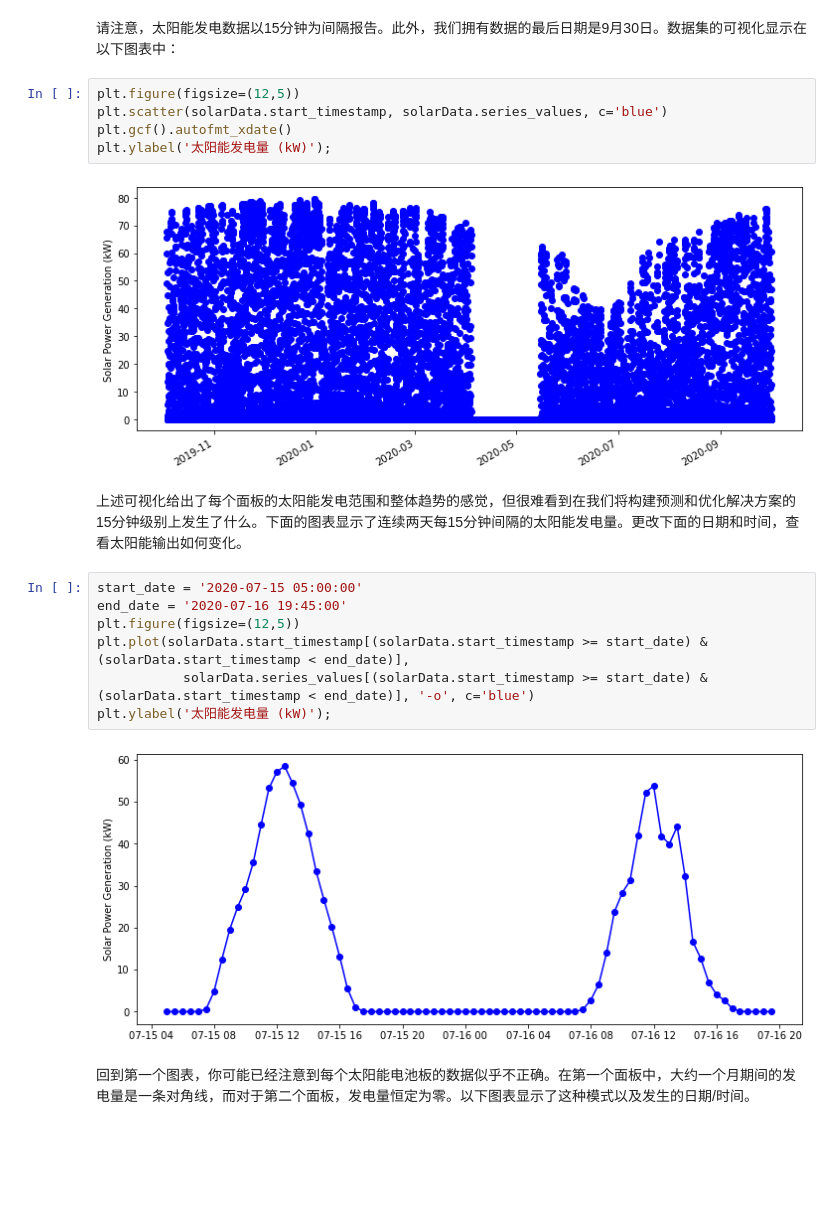
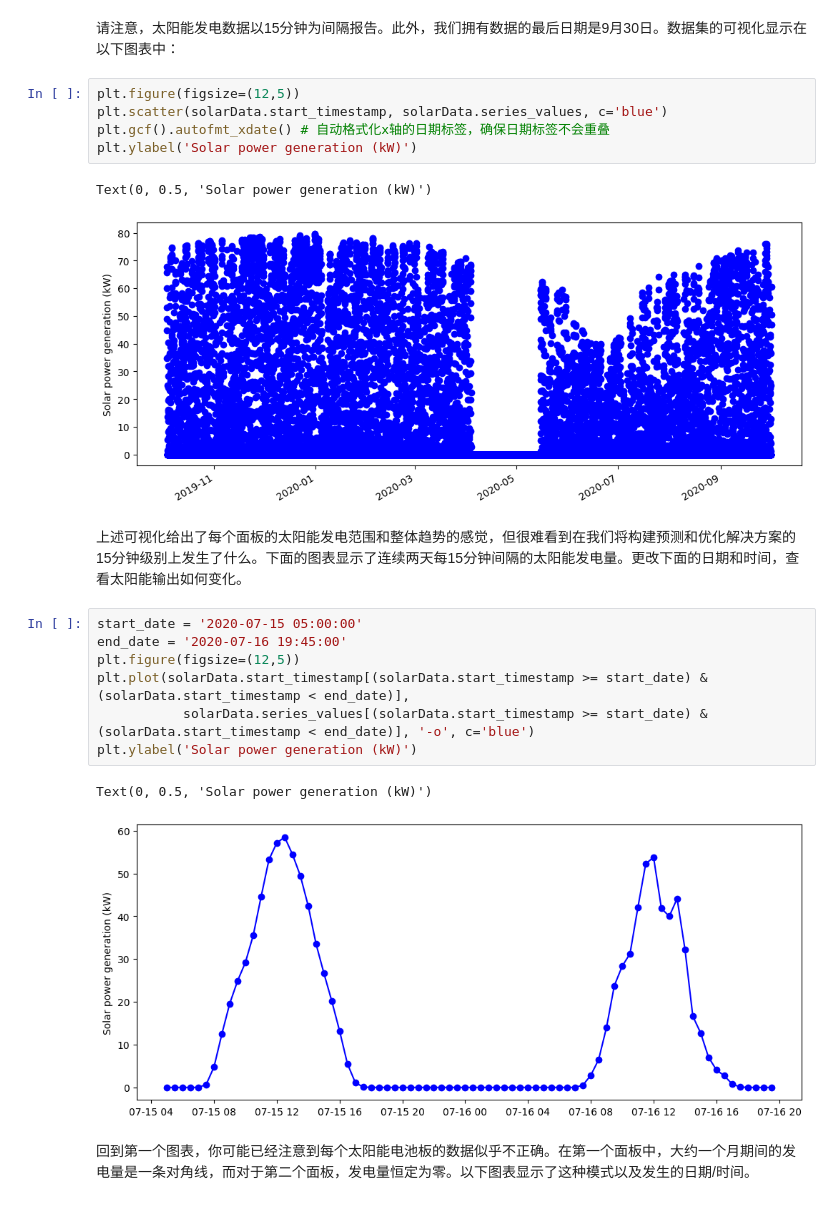
Before and after one commit to jianhuizhu01/gurobi-modeling-examples-cn, a Jupyter notebook: Introductory Examples/optimization101/Modeling_Session_2/energy_storage_ML.ipynb, the cells around one changed output. Saved outputs shown, nothing was run; the diff lists cells and outputs as text; blank space fills up the shorter version.

```diff
--- a/Introductory Examples/optimization101/Modeling_Session_2/energy_storage_ML.ipynb
+++ b/Introductory Examples/optimization101/Modeling_Session_2/energy_storage_ML.ipynb
@@ -80,21 +80,23 @@ solarData['start_timestamp'] += pd.to_timedelta(10, unit='h')
 # %%
 plt.figure(figsize=(12,5))
 plt.scatter(solarData.start_timestamp, solarData.series_values, c='blue')
-plt.gcf().autofmt_xdate()
-plt.ylabel('太阳能发电量 (kW)');
+plt.gcf().autofmt_xdate() # 自动格式化x轴的日期标签，确保日期标签不会重叠
+plt.ylabel('Solar power generation (kW)')
 # %% [output]
+Text(0, 0.5, 'Solar power generation (kW)')
-[figure, old version]
+[figure, new version]
 # %% [markdown]
 上述可视化给出了每个面板的太阳能发电范围和整体趋势的感觉，但很难看到在我们将构建预测和优化解决方案的15分钟级别上发生了什么。下面的图表显示了连续两天每15分钟间隔的太阳能发电量。更改下面的日期和时间，查看太阳能输出如何变化。
 # %%
 start_date = '2020-07-15 05:00:00'
 end_date = '2020-07-16 19:45:00'
 plt.figure(figsize=(12,5))
 plt.plot(solarData.start_timestamp[(solarData.start_timestamp >= start_date) & (solarData.start_timestamp < end_date)],
            solarData.series_values[(solarData.start_timestamp >= start_date) & (solarData.start_timestamp < end_date)], '-o', c='blue')
-plt.ylabel('太阳能发电量 (kW)');
+plt.ylabel('Solar power generation (kW)')
 # %% [output]
+Text(0, 0.5, 'Solar power generation (kW)')
-[figure, old version]
+[figure, new version]
 # %% [markdown]
 回到第一个图表，你可能已经注意到每个太阳能电池板的数据似乎不正确。在第一个面板中，大约一个月期间的发电量是一条对角线，而对于第二个面板，发电量恒定为零。以下图表显示了这种模式以及发生的日期/时间。
 # %%
```
Also changed, not shown: parts of 2 cells of this notebook, 2 other files.
